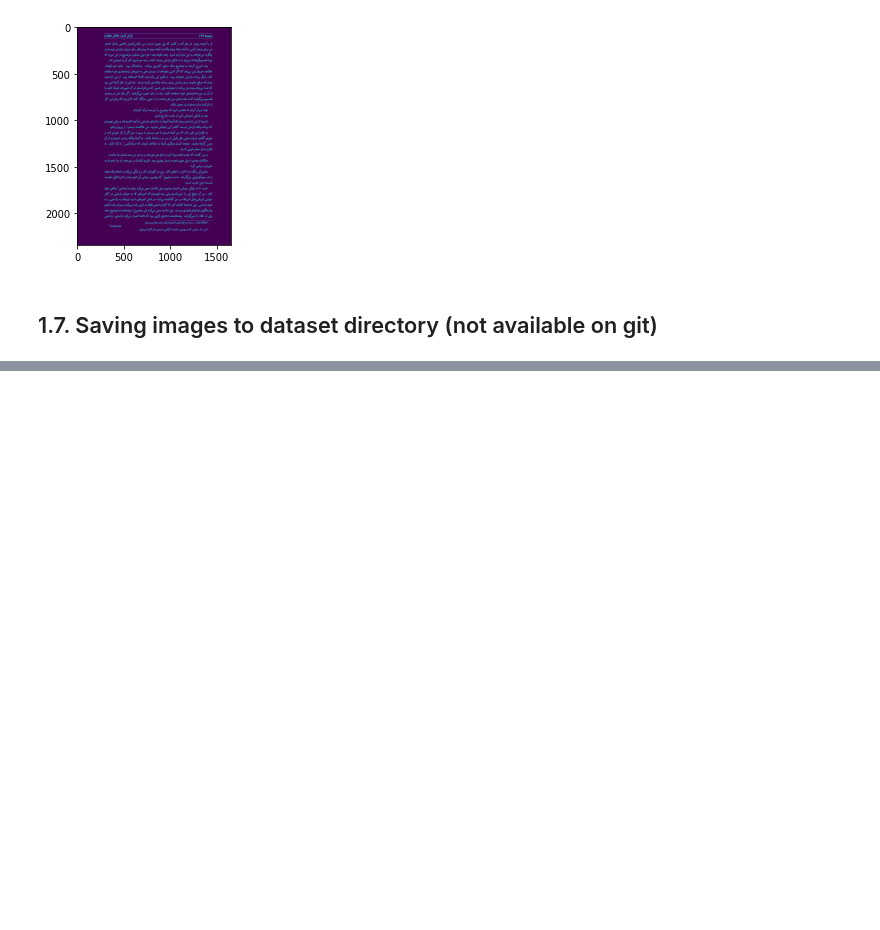
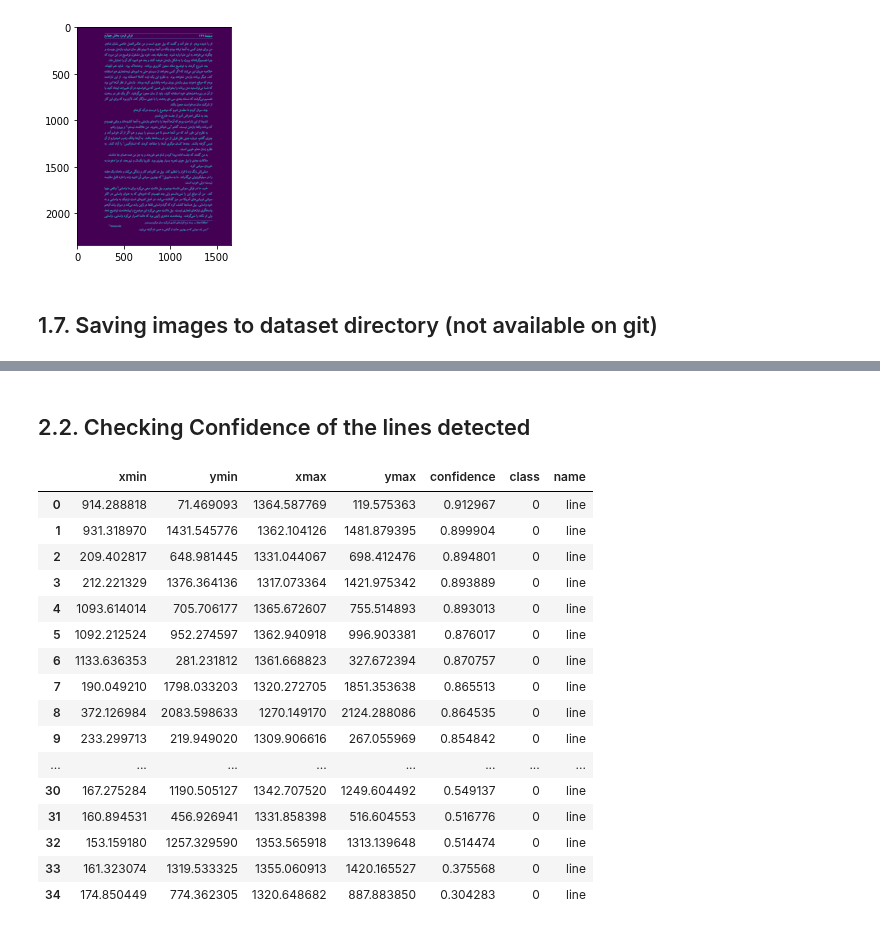
Before and after one commit to prp-e/persian_ocr_project, a Jupyter notebook: word_detection/Word Detection.ipynb, the cells around one changed output, grey strips where cells are left out. Cells and saved outputs as stored; diff of their text form; code cells hidden in the pictures; blank space fills up the shorter version.

```diff
--- a/word_detection/Word Detection.ipynb
+++ b/word_detection/Word Detection.ipynb
@@ -137,0 +162,22 @@ Adding AutoShape...
+# %% [markdown]
+## 2.2. Checking Confidence of the lines detected
+# %%
+result.pandas().xyxy[0]
+# %% [output]
+|  | xmin | ymin | xmax | ymax | confidence | class | name |
+| 0 | 914.288818 | 71.469093 | 1364.587769 | 119.575363 | 0.912967 | 0 | line |
+| 1 | 931.318970 | 1431.545776 | 1362.104126 | 1481.879395 | 0.899904 | 0 | line |
+| 2 | 209.402817 | 648.981445 | 1331.044067 | 698.412476 | 0.894801 | 0 | line |
+| 3 | 212.221329 | 1376.364136 | 1317.073364 | 1421.975342 | 0.893889 | 0 | line |
+| 4 | 1093.614014 | 705.706177 | 1365.672607 | 755.514893 | 0.893013 | 0 | line |
+| 5 | 1092.212524 | 952.274597 | 1362.940918 | 996.903381 | 0.876017 | 0 | line |
+| 6 | 1133.636353 | 281.231812 | 1361.668823 | 327.672394 | 0.870757 | 0 | line |
+| 7 | 190.049210 | 1798.033203 | 1320.272705 | 1851.353638 | 0.865513 | 0 | line |
+| 8 | 372.126984 | 2083.598633 | 1270.149170 | 2124.288086 | 0.864535 | 0 | line |
+| 9 | 233.299713 | 219.949020 | 1309.906616 | 267.055969 | 0.854842 | 0 | line |
+| ... | ... | ... | ... | ... | ... | ... | ... |
+| 30 | 167.275284 | 1190.505127 | 1342.707520 | 1249.604492 | 0.549137 | 0 | line |
+| 31 | 160.894531 | 456.926941 | 1331.858398 | 516.604553 | 0.516776 | 0 | line |
+| 32 | 153.159180 | 1257.329590 | 1353.565918 | 1313.139648 | 0.514474 | 0 | line |
+| 33 | 161.323074 | 1319.533325 | 1355.060913 | 1420.165527 | 0.375568 | 0 | line |
+| 34 | 174.850449 | 774.362305 | 1320.648682 | 887.883850 | 0.304283 | 0 | line |
```
Also changed, not shown: parts of 19 cells of this notebook.
